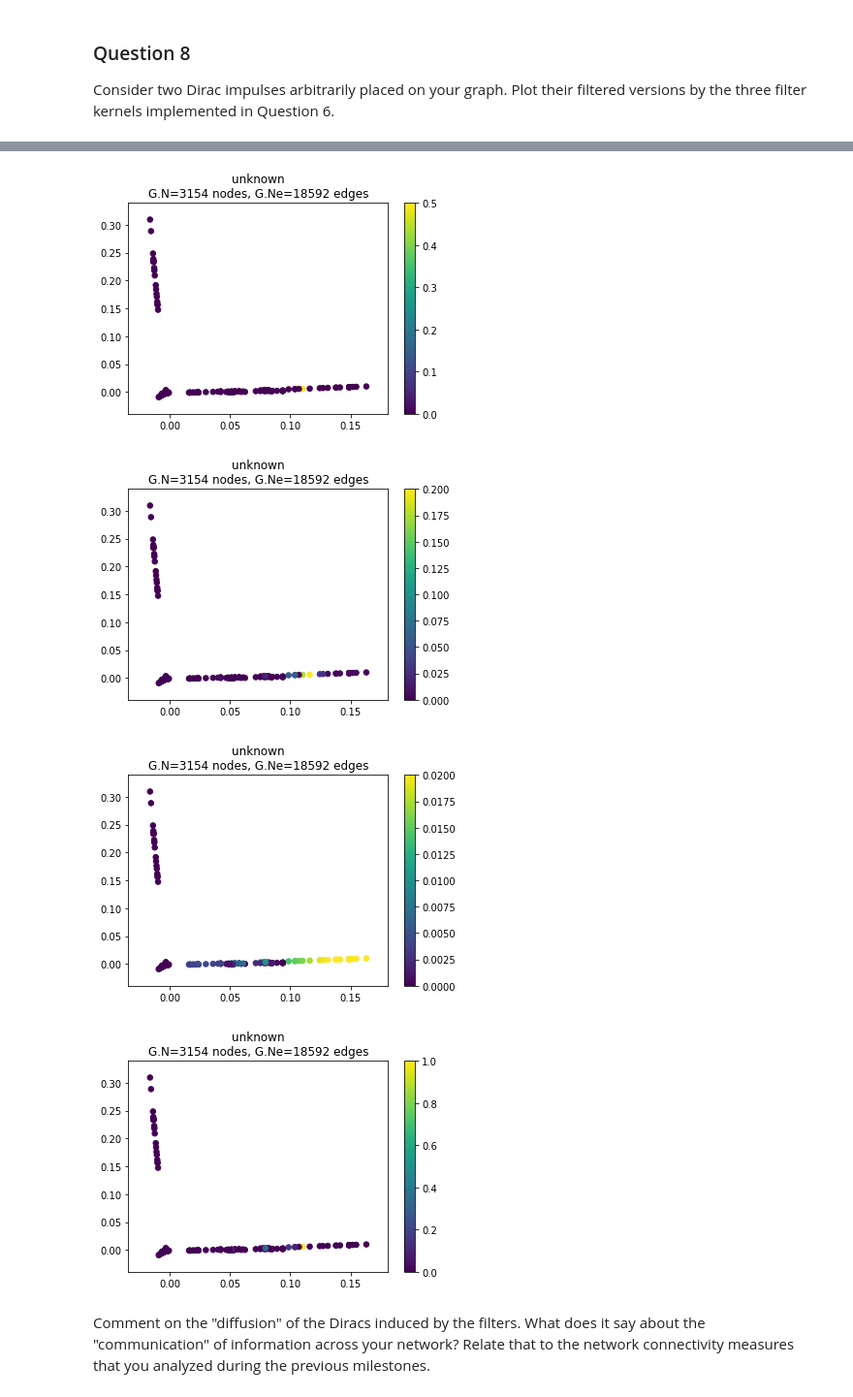
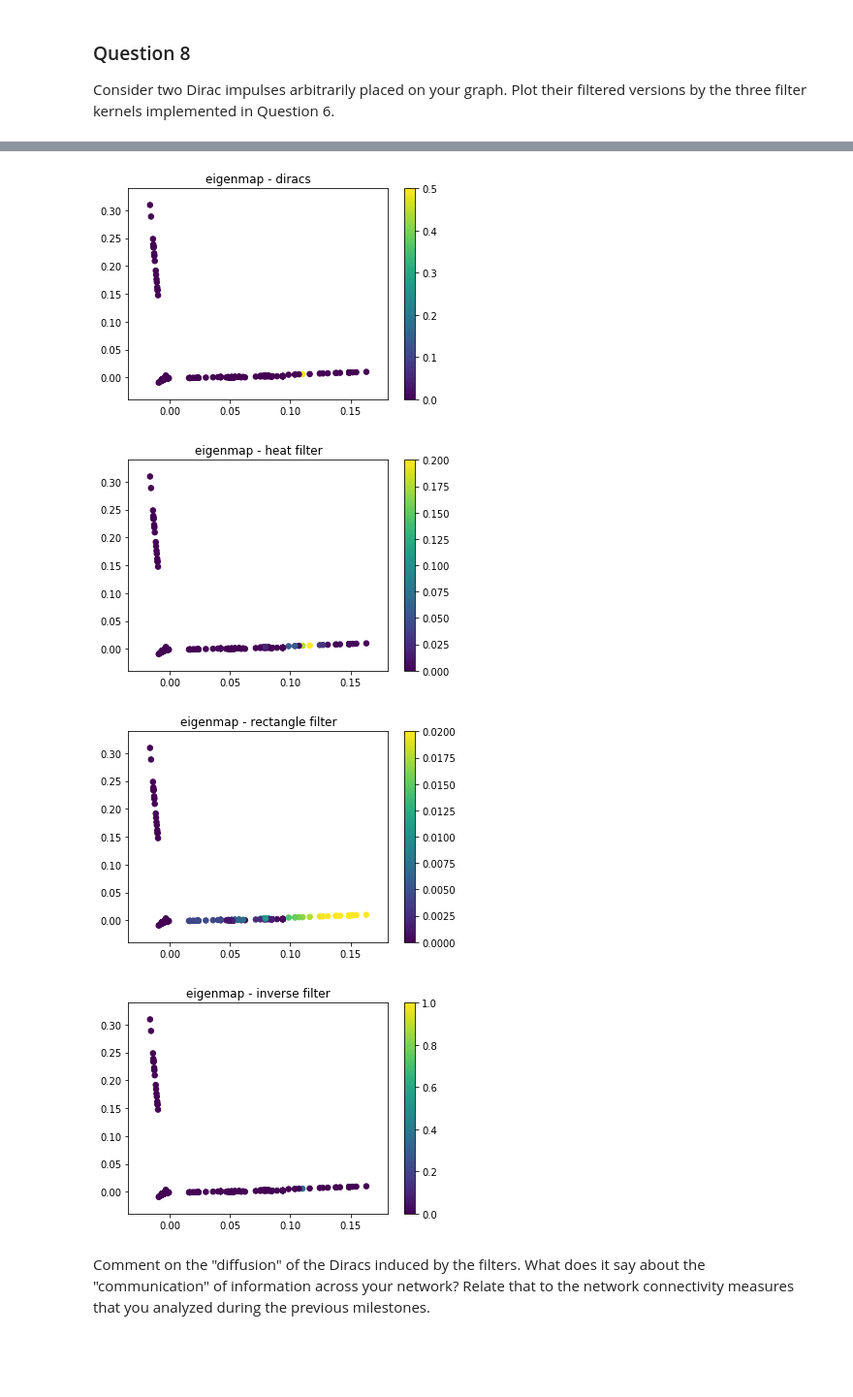
Before and after one commit to dsalathe/group_ntds, a Jupyter notebook: 4_graph_signal_processing.ipynb, the cells around one changed output, grey strips where cells are left out. Shown at 97% size. Saved outputs shown, nothing was run; the diff lists cells and outputs as text; code cells hidden in the pictures; blank space fills up the shorter version.

```diff
--- a/4_graph_signal_processing.ipynb
+++ b/4_graph_signal_processing.ipynb
@@ -269,8 +270,8 @@ def heat_kernel(e, t):
 
 def inverse_kernel(e, t):
     # CHECK IF THAT'S CORRECT
-    f = np.linalg.inv(np.identity(n_nodes_c) + t*laplacian_c)
-    return f.dot(e)
+    return np.diag(np.linalg.inv(np.identity(n_nodes_c) + t*np.diag(e)))
+    #return f.dot(e)
 
 def rectangle_kernel(e, l_min, l_max):
     f = np.vectorize(lambda x: 1.0 if x >= l_min and x <= l_max else 0.0)
@@ -352,7 +335,9 @@ dirac2 = np.zeros(n_nodes_c)
 
 #dirac2[3100]=1
 
-dirac2[2541]=1
+#dirac2[2541]=1
+
+dirac2[282]=1
 heat2 = graph_filter(dirac2, heat_kernel, t=2)
 inverse2 = graph_filter(dirac2, inverse_kernel, t=2)
 rectangle2 = graph_filter(dirac2, rectangle_kernel, l_min=0.0, l_max = 0.2)
@@ -387,14 +377,14 @@ graph2.plot_signal(inverse2, limits=[0,1], vertex_size=size)#, highlight=inverse
 # %%
 size = 30
-graph1.plot_signal(dirac2, limits=[0, 0.5], vertex_size=size)#, highlight=[3000, 2470])
-graph1.plot_signal(heat2, limits=[0,0.2], vertex_size=size)#, highlight=heat_hl)
-graph1.plot_signal(rectangle2, limits=[0,0.02], vertex_size=size)#, show_edges=True)#, highlight=rectangle_hl)
-graph1.plot_signal(inverse2, limits=[0,1], vertex_size=size)#, highlight=inverse_hl)
+graph1.plot_signal(dirac2, limits=[0, 0.5], vertex_size=size, plot_name="eigenmap - diracs")#, highlight=[3000, 2470])
+graph1.plot_signal(heat2, limits=[0,0.2], vertex_size=size, plot_name="eigenmap - heat filter")#, highlight=heat_hl)
+graph1.plot_signal(rectangle2, limits=[0,0.02], vertex_size=size, plot_name="eigenmap - rectangle filter")#, show_edges=True)#, highlight=rectangle_hl)
+graph1.plot_signal(inverse2, limits=[0,1], vertex_size=size, plot_name="eigenmap - inverse filter")#, highlight=inverse_hl)
 # %% [output]
-[figure, old version]
+[figure, new version]
-[figure, old version]
+[figure, new version]
-[figure, old version]
+[figure, new version]
-[figure, old version]
+[figure, new version]
 # %% [markdown]
 Comment on the "diffusion" of the Diracs induced by the filters. What does it say about the "communication" of information across your network? Relate that to the network connectivity measures that you analyzed during the previous milestones.
 # %% [markdown]
```
Also changed, not shown: parts of 20 cells of this notebook.
